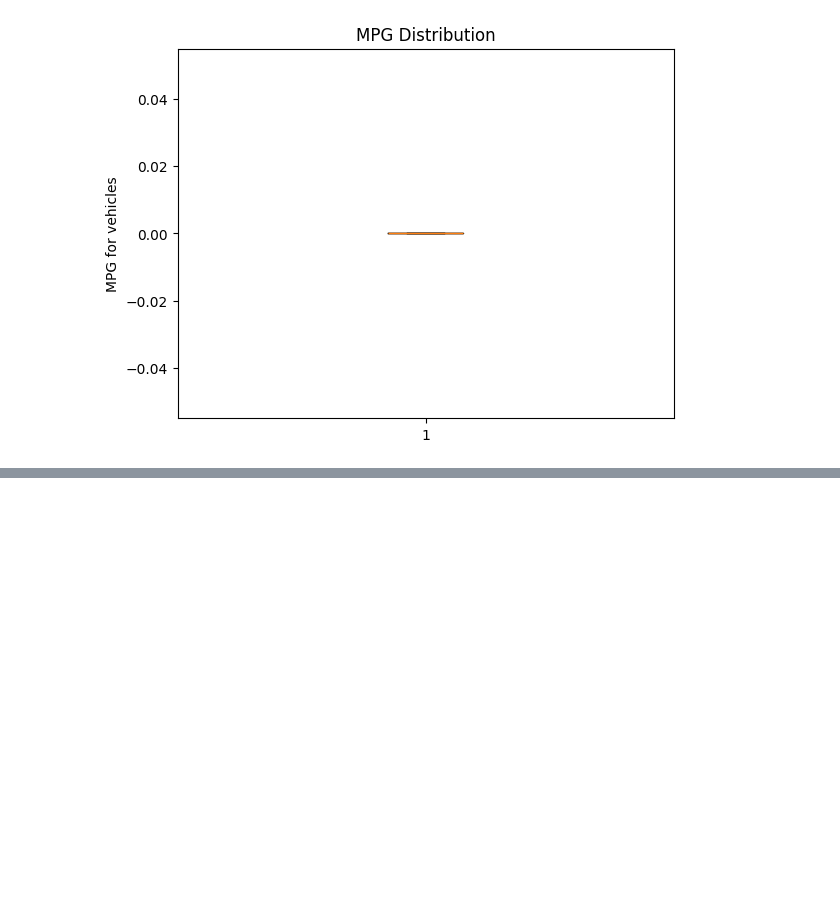
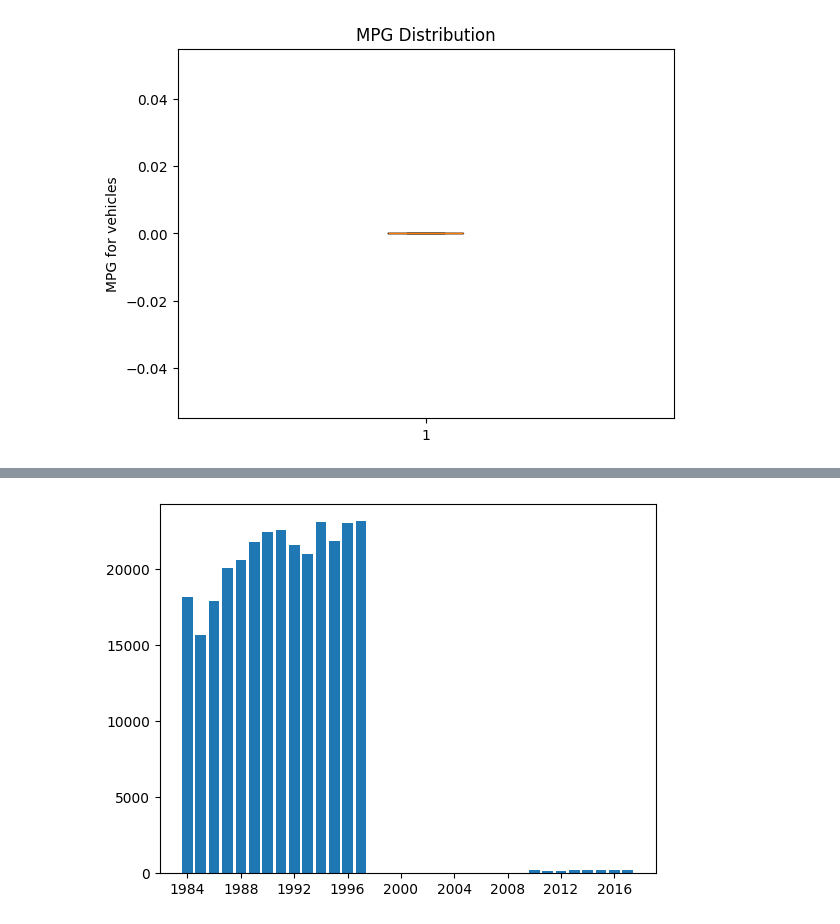
Before and after one commit to najibifar/Data_Analysis, a Jupyter notebook: Visualization/MatplotPandasSeaborn.ipynb, the cells around one changed output, grey strips where cells are left out. Saved outputs shown, nothing was run; the diff lists cells and outputs as text; code cells hidden in the pictures; blank space fills up the shorter version.

```diff
--- a/Visualization/MatplotPandasSeaborn.ipynb
+++ b/Visualization/MatplotPandasSeaborn.ipynb
@@ -137,0 +167,3 @@ ax.set(title='MPG Distribution', ylabel='MPG for vehicles');
+# %%
+avg_by_year = df.groupby(['Year'], as_index=False).agg({'Engine Index':'mean'}).round(2)
+avg_by_year
@@ -137,0 +188,6 @@ ax.set(title='MPG Distribution', ylabel='MPG for vehicles');
+# %%
+fig, ax1 = plt.subplots()
+ax1.bar(avg_by_year['Year'], avg_by_year['Engine Index'])
+ax1.set_xticks(np.arange(1984,2017,4));
+# %% [output]
+[figure, added]
```
Also changed, not shown: parts of 17 cells of this notebook, 1 other file.
